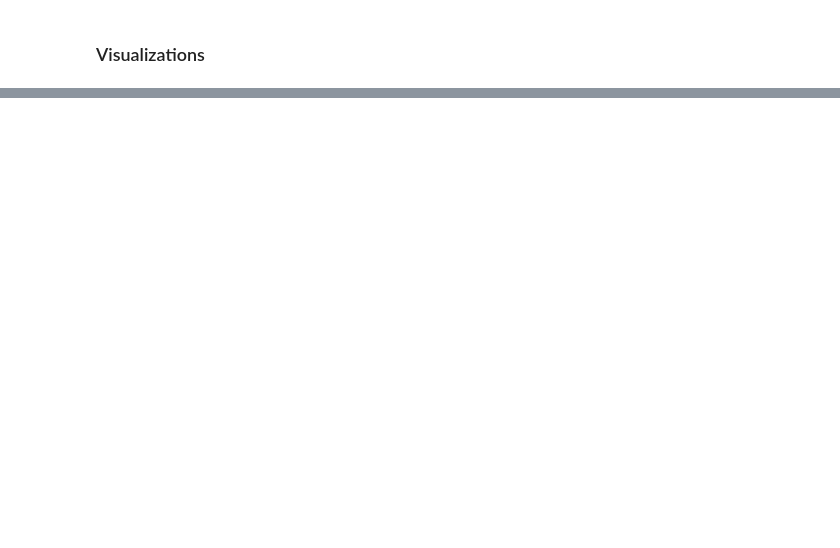
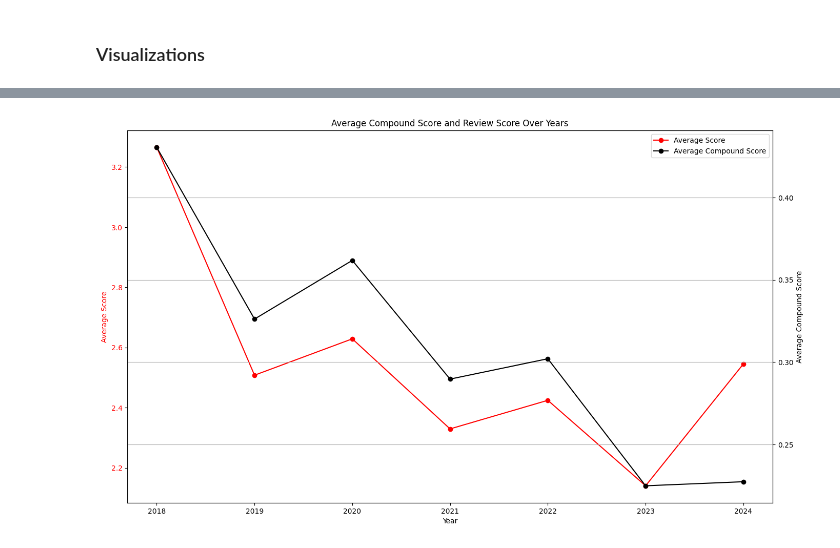
Before and after one commit to hendrik-spl/cbs-nlp-final-assignment, a Jupyter notebook: src/01_Sentiment-Analysis.ipynb, the cells around one changed output, grey strips where cells are left out. Drawn from its saved outputs; the diff is of its cells as text; code cells hidden in the pictures; blank space fills up the shorter version.

```diff
--- a/src/01_Sentiment-Analysis.ipynb
+++ b/src/01_Sentiment-Analysis.ipynb
@@ -114,0 +118,25 @@ plt.show()
+# %%
+fig, ax1 = plt.subplots(figsize=(14, 8))
+
+# Plot the average review scores
+ax1.plot(data.groupby('Year')['score'].mean(), marker='o', label='Average Score', color='red')
+ax1.set_xlabel('Year')
+ax1.set_ylabel('Average Score', color='red')
+ax1.tick_params(axis='y', labelcolor='red')
+
+# Create a secondary y-axis for the compound scores
+ax2 = ax1.twinx()
+ax2.plot(sentiment_by_year['Year'], sentiment_by_year['compound'], marker='o', label='Average Compound Score', color='black')
+ax2.set_ylabel('Average Compound Score', color='black')
+ax2.tick_params(axis='y', labelcolor='black')
+
+# Title and legend
+fig.tight_layout()
+plt.title('Average Compound Score and Review Score Over Years')
+fig.legend(loc="upper right", bbox_to_anchor=(1,1), bbox_transform=ax1.transAxes)
+
+# Show the plot
+plt.grid(True)
+plt.show()
+# %% [output]
+[figure, added]
```
Also changed, not shown: parts of 6 cells of this notebook.
